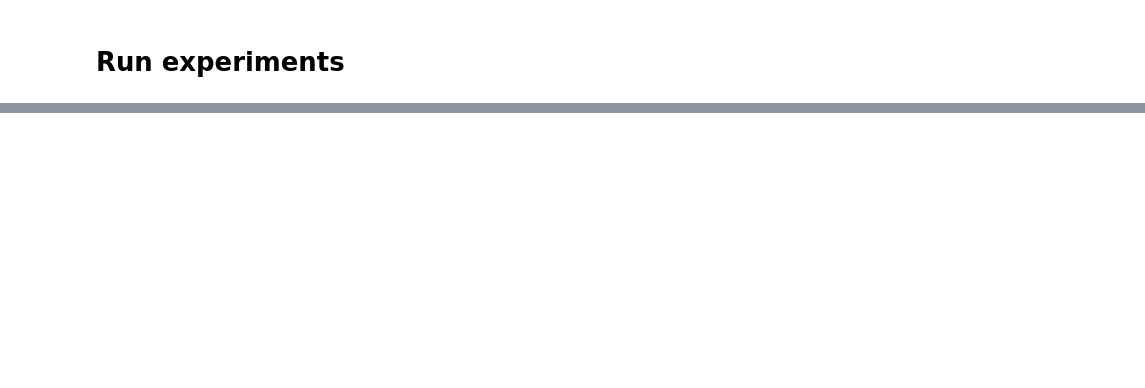
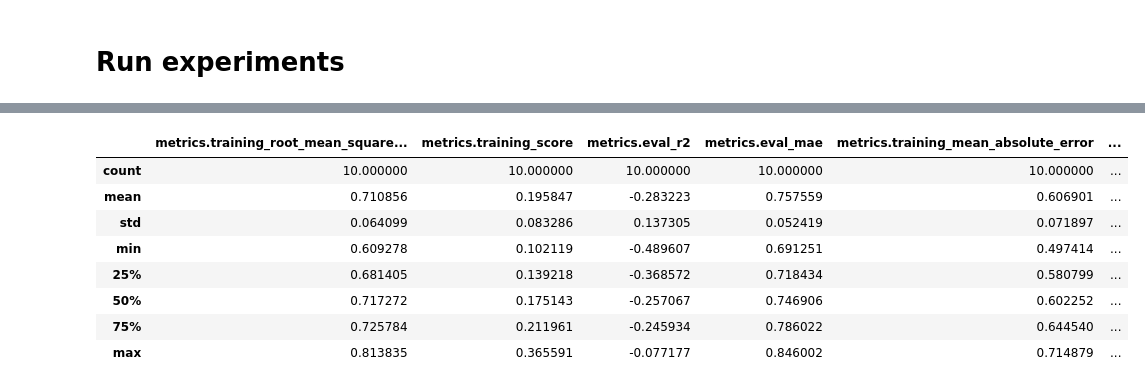
Before and after one commit to hahmed17/grafana_ml_modeling, a Jupyter notebook: banditware-ai-workflow/baseline-regression-recommender.ipynb, the cells around one changed output, grey strips where cells are left out. Saved outputs shown, nothing was run; the diff lists cells and outputs as text; code cells hidden in the pictures; blank space fills up the shorter version.

Commit message:
edited data prep for regression experiment

```diff
--- a/banditware-ai-workflow/baseline-regression-recommender.ipynb
+++ b/banditware-ai-workflow/baseline-regression-recommender.ipynb
@@ -180,7 +124,7 @@ def data_split(df, seed, autologging=True):
 ## DEFINE MODEL TRAINING FUNCTIONS##
 # TODO: Separate preprocessing and training/evaluation
 
-def train_recommender(train, test, data_artifact, experiment_id, num_epochs=None, autologging=True):
+def train_recommender(train, test, data_artifact, experiment_id, seed=None, num_epochs=None, autologging=True):
     mlflow.autolog()  # enable autologging
     mlflow.sklearn.autolog()
 
@@ -209,8 +153,10 @@ def train_recommender(train, test, data_artifact, experiment_id, num_epochs=None
 #             # Decay epsilon
 #             epsilon = max(e_start * e_decay, 0)
 
-        # Log original input data
+        # Log data
         mlflow.log_input(data_artifact, "input")
+        train_dataset = mlflow.data.from_pandas(train, targets="hardware", source="data.csv")
+        mlflow.log_input(train_dataset, context="training")
 
 
         # Execute recommender system
@@ -222,18 +168,19 @@ def train_recommender(train, test, data_artifact, experiment_id, num_epochs=None
         pred_y = model.predict(test_x)
         (rmse, mae, r2) = eval_metrics(test_y, pred_y)
 
+
+
+        # log evalmetrics
+        mlflow.log_metric("eval_rmse", rmse)
+        mlflow.log_metric("eval_r2", r2)
+        mlflow.log_metric("eval_mae", mae)
+
         # Print metrics
         # print("LinearRegression model (alpha=%f, l1_ratio=%f):" % (alpha, l1_ratio))
         # print("  RMSE: %s" % rmse)
         # print("  MAE: %s" % mae)
         # print("  R2: %s" % r2)
 
-        ## IF AUTOLOGGING IS NOT ENABLED ##
-         # SET AND LOG PARAMETERS #
-        # (some model parameters will be autologged mlflow but not optuna)
-        mlflow.log_metric("rmse", rmse)
-        mlflow.log_metric("r2", r2)
-        mlflow.log_metric("mae", mae)
 
 
         # Create model artifact directory
@@ -243,7 +190,12 @@ def train_recommender(train, test, data_artifact, experiment_id, num_epochs=None
             os.makedirs(artifacts_dir)
 
 
+        # SET AND LOG PARAMETERS #
+        # (some model parameters will be autologged mlflow but not optuna)
+        mlflow.log_param("model_seed", seed)
 
+
+        ## IF AUTOLOGGING IS NOT ENABLED ##
         if autologging==False:
 
             # Log and download artifacts locally --- file upload not yet supported in NDP JupyterHub
@@ -269,7 +221,7 @@ def get_best_model(experiment_id=None):
 # Run experiments
 # %%
 ## EXPERIMENT FUNCTION ##
-def run_experiment(num_runs=10, train_func=train_recommender, num_epochs=None, experiment_name=None):
+def run_experiment(num_runs=10, train_func=train_recommender, num_samples=None, num_epochs=None, experiment_name=None):
 
 
     # Generate experiment name
@@ -295,18 +247,17 @@ def run_experiment(num_runs=10, train_func=train_recommender, num_epochs=None, e
     # Run experiments on train and test data
 
     for i in range(num_runs):
-
-        # set random seed for reproducibility
+        # Generate random seed
         #warnings.filterwarnings("ignore")
         np_max_int = np.iinfo(np.int32).max
         seed = np.random.randint(np_max_int)
         np.random.seed(seed)
 
         # Generate train and test data
-        train, test = data_split(df, seed)
+        train, test = data_split(df, num_samples=num_samples, seed=seed)
 
         # train recommender
-        train_recommender(train, test, data_artifact, experiment_id, num_epochs=None)
+        train_recommender(train, test, data_artifact, experiment_id, seed=seed)
 
 
 
@@ -360,0 +269,2 @@ get_best_model(experiment)
+# %%
+experiment_fewer_data = run_experiment(num_runs=10, num_samples=25)
@@ -360,0 +313,2 @@ get_best_model(experiment)
+# %%
+df_runs = mlflow.search_runs(experiment_fewer_data, max_results=100)
@@ -360,0 +317,12 @@ get_best_model(experiment)
+# %%
+df_runs.describe()
+# %% [output]
+|  | metrics.training_root_mean_square... | metrics.training_score | metrics.eval_r2 | metrics.eval_mae | metrics.training_mean_absolute_error | ... |
+| count | 10.000000 | 10.000000 | 10.000000 | 10.000000 | 10.000000 | ... |
+| mean | 0.710856 | 0.195847 | -0.283223 | 0.757559 | 0.606901 | ... |
+| std | 0.064099 | 0.083286 | 0.137305 | 0.052419 | 0.071897 | ... |
+| min | 0.609278 | 0.102119 | -0.489607 | 0.691251 | 0.497414 | ... |
+| 25% | 0.681405 | 0.139218 | -0.368572 | 0.718434 | 0.580799 | ... |
+| 50% | 0.717272 | 0.175143 | -0.257067 | 0.746906 | 0.602252 | ... |
+| 75% | 0.725784 | 0.211961 | -0.245934 | 0.786022 | 0.644540 | ... |
+| max | 0.813835 | 0.365591 | -0.077177 | 0.846002 | 0.714879 | ... |
```
Also changed, not shown: parts of 11 cells of this notebook.
